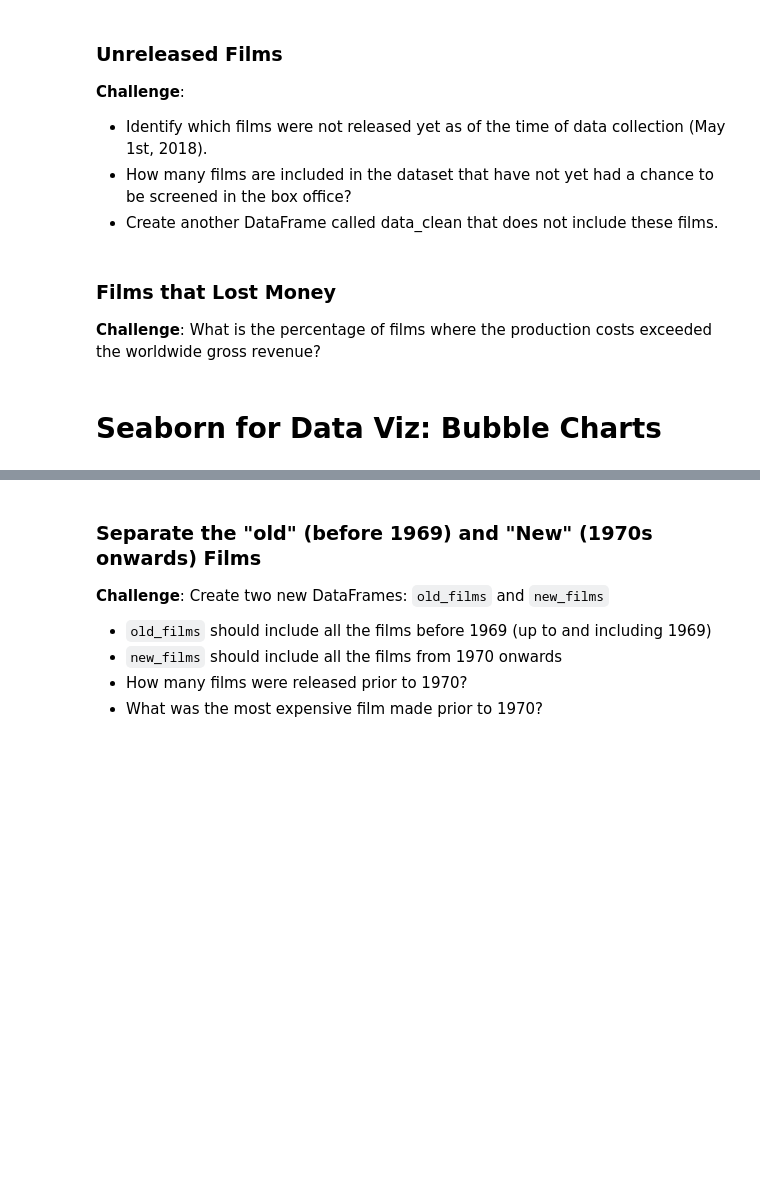
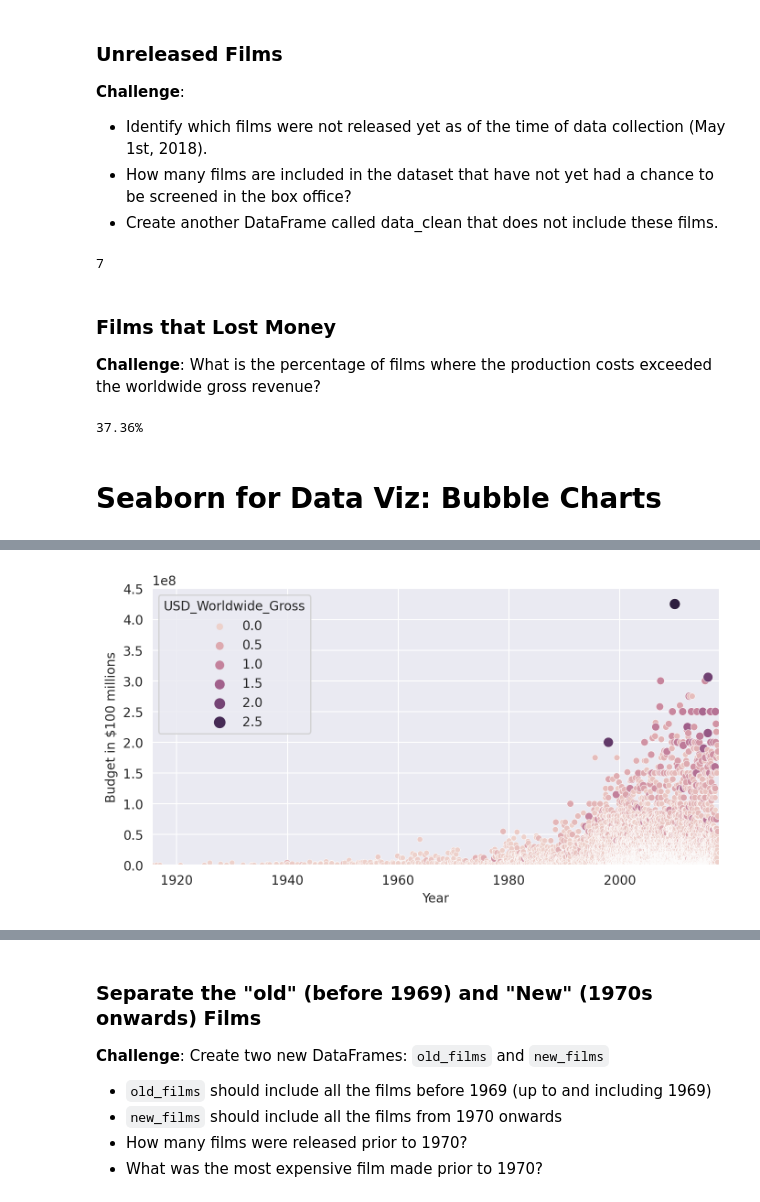
Before and after one commit to krook98/seaborn-linear-regression, a Jupyter notebook: Seaborn_and_Linear_Regression_(start).ipynb, the cells around one changed output, grey strips where cells are left out. Drawn from its saved outputs; the diff is of its cells as text; code cells hidden in the pictures; blank space fills up the shorter version.

```diff
--- a/Seaborn_and_Linear_Regression_(start).ipynb
+++ b/Seaborn_and_Linear_Regression_(start).ipynb
@@ -148,10 +148,21 @@ len(ir2)
 # %%
 # Date of Data Collection
 scrape_date = pd.Timestamp('2018-5-1')
+not_released = data[data.Release_Date >= scrape_date]
+len(not_released)
+# %% [output]
+7
+# %%
+data_clean = data.drop(not_released.index)
 # %% [markdown]
 ### Films that Lost Money
 
 **Challenge**:
 What is the percentage of films where the production costs exceeded the worldwide gross revenue?
+# %%
+lost_money = data[data.USD_Worldwide_Gross < data.USD_Production_Budget]
+print(f"{round(len(lost_money) / len(data) * 100, 2)}%")
+# %% [output]
+37.36%
 # %% [markdown]
 # Seaborn for Data Viz: Bubble Charts
@@ -161,6 +174,28 @@ What is the percentage of films where the production costs exceeded the worldwid
 **Challenge**: Try to create the following Bubble Chart:
 
 <img src=https://i.imgur.com/8fUn9T6.png>
+# %%
+plt.figure(figsize=(8,4), dpi=200)
+
+with sns.axes_style('darkgrid'):
+    ax = sns.scatterplot(
+        data=data_clean,
+        x='Release_Date',
+        y='USD_Production_Budget',
+        hue='USD_Worldwide_Gross',
+        size='USD_Worldwide_Gross'
+    )
+
+    ax.set(
+        ylim=(0,450000000),
+        xlim=(data_clean.Release_Date.min(), data_clean.Release_Date.max()),
+        ylabel='Budget in $100 millions',
+        xlabel='Year'
+    )
+
+plt.show()
+# %% [output]
+[figure, added]
 # %% [markdown]
 # Converting Years to Decades Trick
 
```
Also changed, not shown: parts of 8 cells of this notebook.
